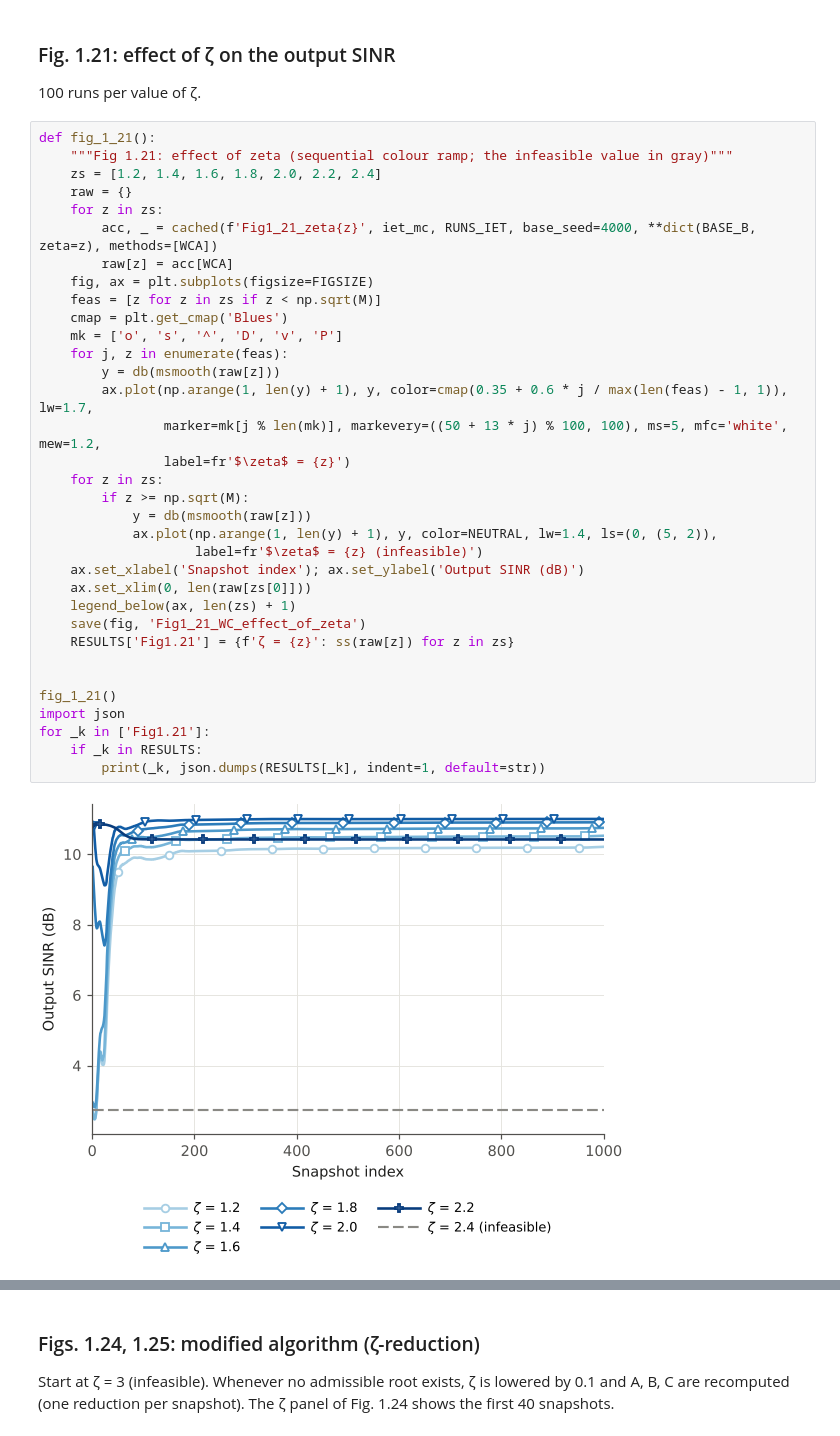
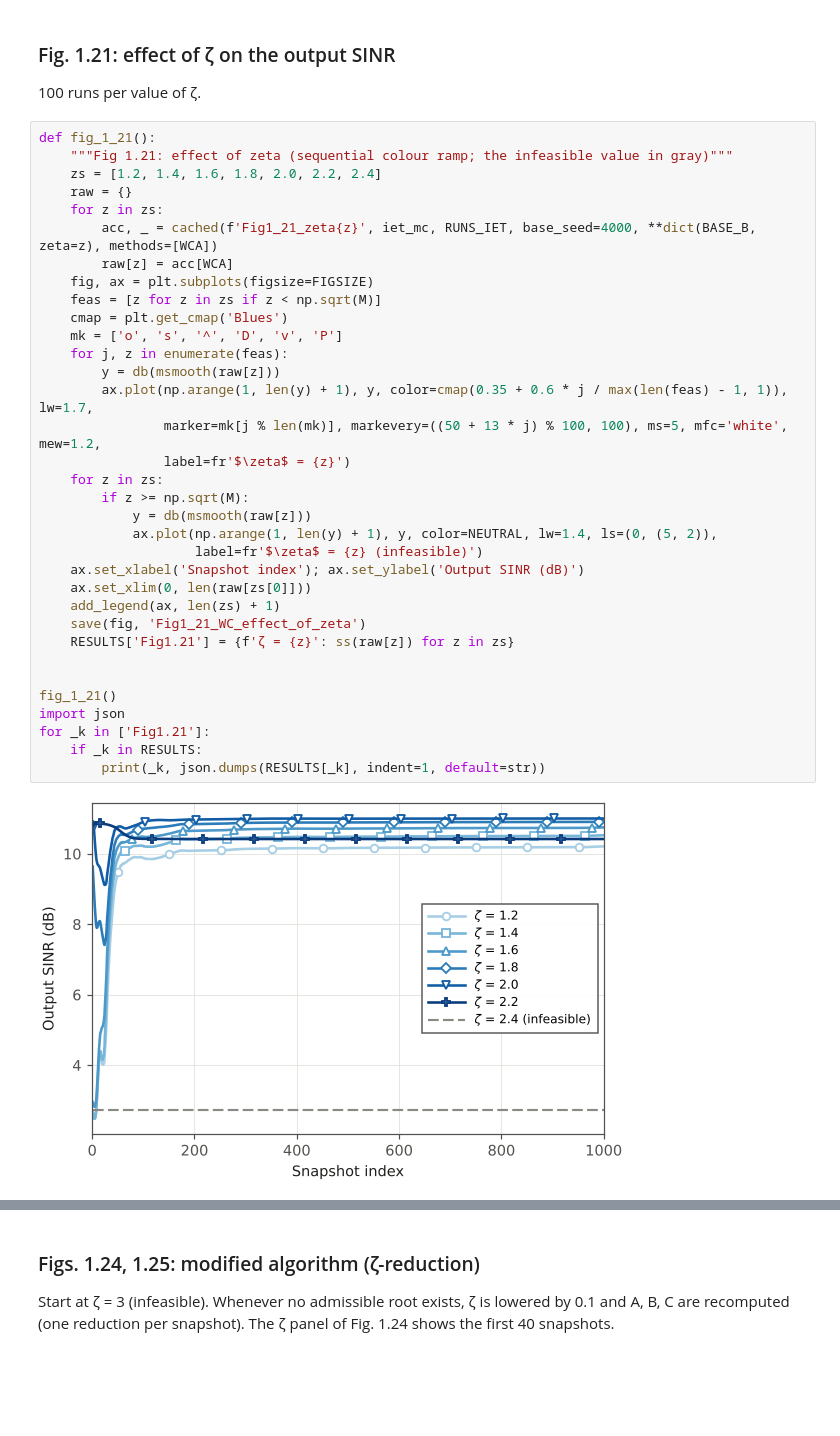
Before and after one commit to ayelnashar/robust-adaptive-beamforming-book, a Jupyter notebook: chapter-01/notebooks/Chapter1_RAB_TAP2006_IET2008.ipynb, the cells around one changed output, grey strips where cells are left out. Drawn from its saved outputs; the diff is of its cells as text; blank space fills up the shorter version.

```diff
--- a/chapter-01/notebooks/Chapter1_RAB_TAP2006_IET2008.ipynb
+++ b/chapter-01/notebooks/Chapter1_RAB_TAP2006_IET2008.ipynb
@@ -465,35 +465,35 @@ def fig_1_21():
     raw = {}
     for z in zs:
         acc, _ = cached(f'Fig1_21_zeta{z}', iet_mc, RUNS_IET, base_seed=4000, **dict(BASE_B, zeta=z), methods=[WCA])
         raw[z] = acc[WCA]
     fig, ax = plt.subplots(figsize=FIGSIZE)
     feas = [z for z in zs if z < np.sqrt(M)]
     cmap = plt.get_cmap('Blues')
     mk = ['o', 's', '^', 'D', 'v', 'P']
     for j, z in enumerate(feas):
         y = db(msmooth(raw[z]))
         ax.plot(np.arange(1, len(y) + 1), y, color=cmap(0.35 + 0.6 * j / max(len(feas) - 1, 1)), lw=1.7,
                 marker=mk[j % len(mk)], markevery=((50 + 13 * j) % 100, 100), ms=5, mfc='white', mew=1.2,
                 label=fr'$\zeta$ = {z}')
     for z in zs:
         if z >= np.sqrt(M):
             y = db(msmooth(raw[z]))
             ax.plot(np.arange(1, len(y) + 1), y, color=NEUTRAL, lw=1.4, ls=(0, (5, 2)),
                     label=fr'$\zeta$ = {z} (infeasible)')
     ax.set_xlabel('Snapshot index'); ax.set_ylabel('Output SINR (dB)')
     ax.set_xlim(0, len(raw[zs[0]]))
-    legend_below(ax, len(zs) + 1)
+    add_legend(ax, len(zs) + 1)
     save(fig, 'Fig1_21_WC_effect_of_zeta')
     RESULTS['Fig1.21'] = {f'ζ = {z}': ss(raw[z]) for z in zs}
 
 
 fig_1_21()
 import json
 for _k in ['Fig1.21']:
     if _k in RESULTS:
         print(_k, json.dumps(RESULTS[_k], indent=1, default=str))
 # %% [output]
-[figure, old version]
+[figure, new version]
 Fig1.21 {
  "\u03b6 = 1.2": 10.188034420169547,
  "\u03b6 = 1.4": 10.505930576213816,
```
Also changed, not shown: parts of 12 cells of this notebook, 47 other files.
